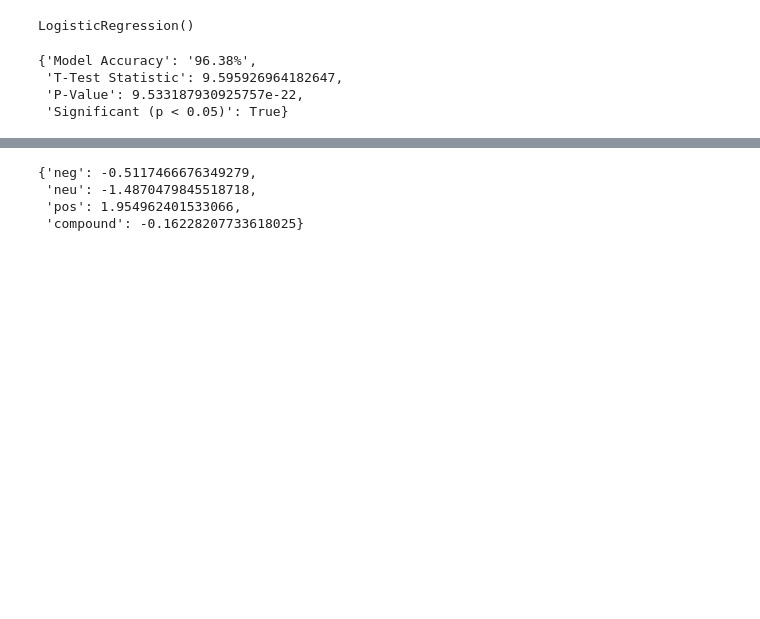
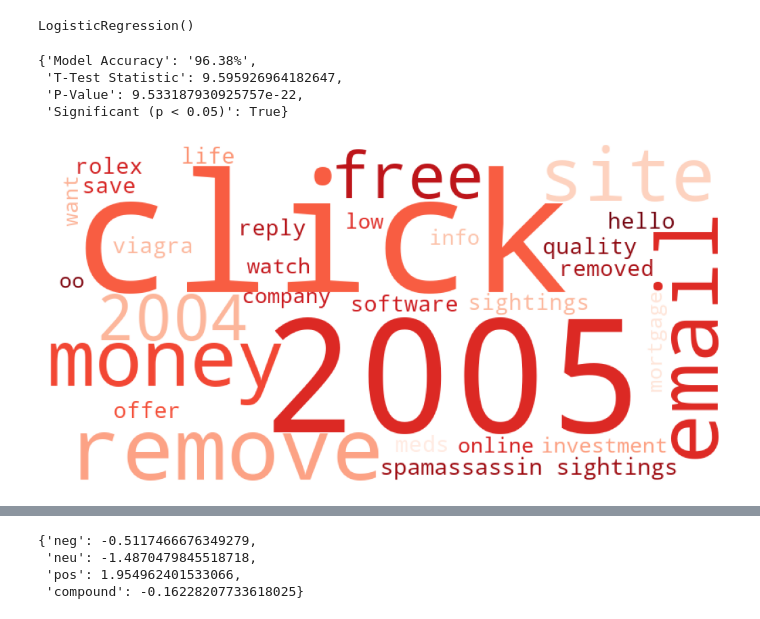
Before and after one commit to camigutie/DS4002-Project1, a Jupyter notebook: SCRIPTS/analysis.ipynb, the cells around one changed output, grey strips where cells are left out. Saved outputs shown, nothing was run; the diff lists cells and outputs as text; code cells hidden in the pictures; blank space fills up the shorter version.

Commit message:
top_features graph

```diff
--- a/SCRIPTS/analysis.ipynb
+++ b/SCRIPTS/analysis.ipynb
@@ -54,3 +55,22 @@ results
 # %%
 feature_names = X.columns
 coef = log_reg.coef_[0]
+# %%
+feature_coef_dict = dict(zip(feature_names, coef))
+sorted_features = sorted(feature_coef_dict.items(), key=lambda x: x[1], reverse=True)
+# %%
+# Top 30 phishing coefficients
+top_30_positive = dict(sorted_features[:30])
+
+# Bottom 30 safe coefficients
+top_30_negative = dict(sorted_features[-30:])
+# %%
+top_30_wordcloud_p = WordCloud(width=800, height=400, background_color="white", colormap='Reds').generate_from_frequencies(top_30_positive)
+plt.figure(figsize=(10, 5), facecolor=None)
+plt.imshow(top_30_wordcloud_p)
+plt.axis("off")
+plt.tight_layout(pad=0)
+plt.savefig('../OUTPUT/reg_safe_wordcloud.png')
+plt.show()
+# %% [output]
+[figure, added]
```
Also changed, not shown: parts of 7 cells of this notebook, 1 other file.
